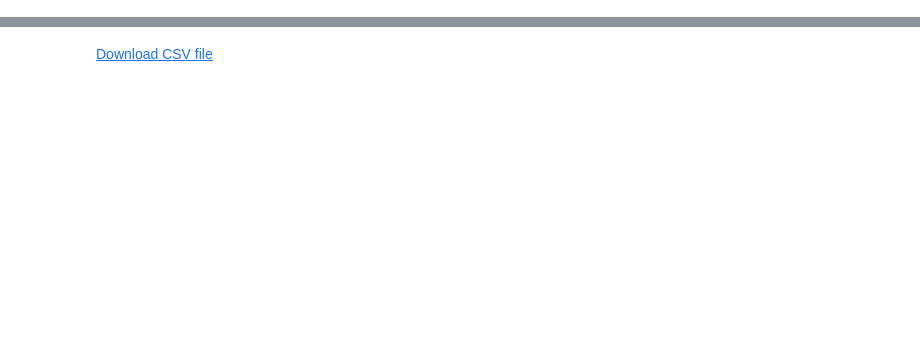
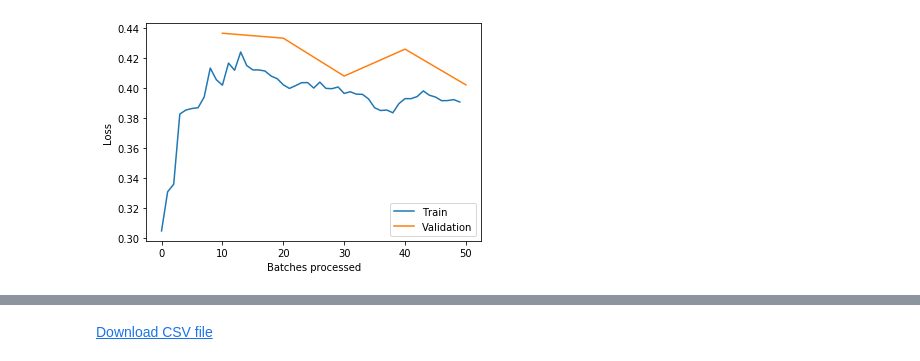
Before and after one commit to Vasanth-Indix/titanic-survivor, a Jupyter notebook: titanic.ipynb, the cells around one changed output, grey strips where cells are left out. Saved outputs shown, nothing was run; the diff lists cells and outputs as text; code cells hidden in the pictures; blank space fills up the shorter version.

```diff
--- a/titanic.ipynb
+++ b/titanic.ipynb
@@ -67,0 +116,2 @@ learn.fit(5)
+# %%
+learn.fit(5)
@@ -68,3 +125,7 @@ learn.fit(5)
 # %%
 predictions, *_ = learn.get_preds(DatasetType.Test)
 labels = np.argmax(predictions, 1)
+# %%
+learn.recorder.plot_losses()
+# %% [output]
+[figure, added]
```
Also changed, not shown: parts of 16 cells of this notebook.
